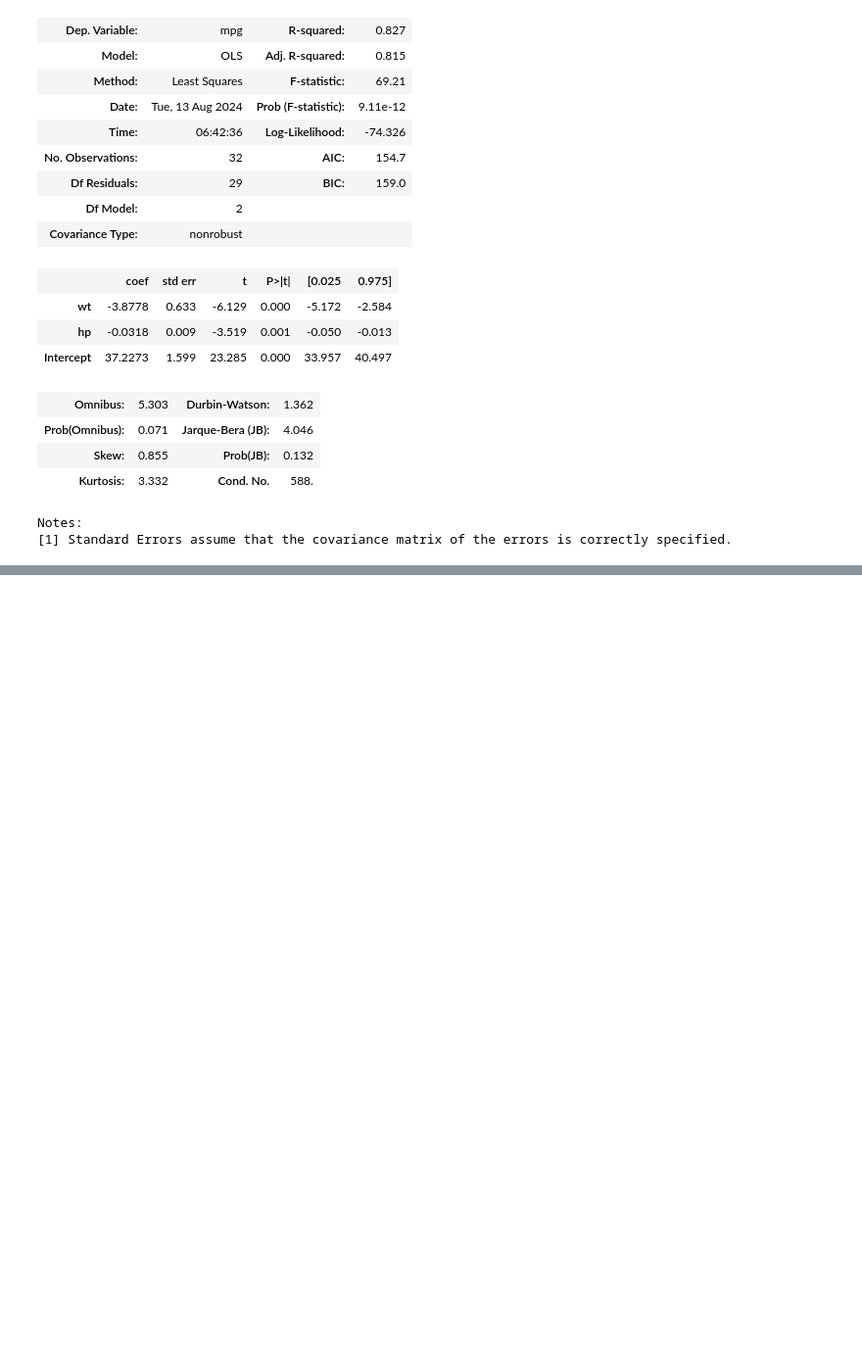
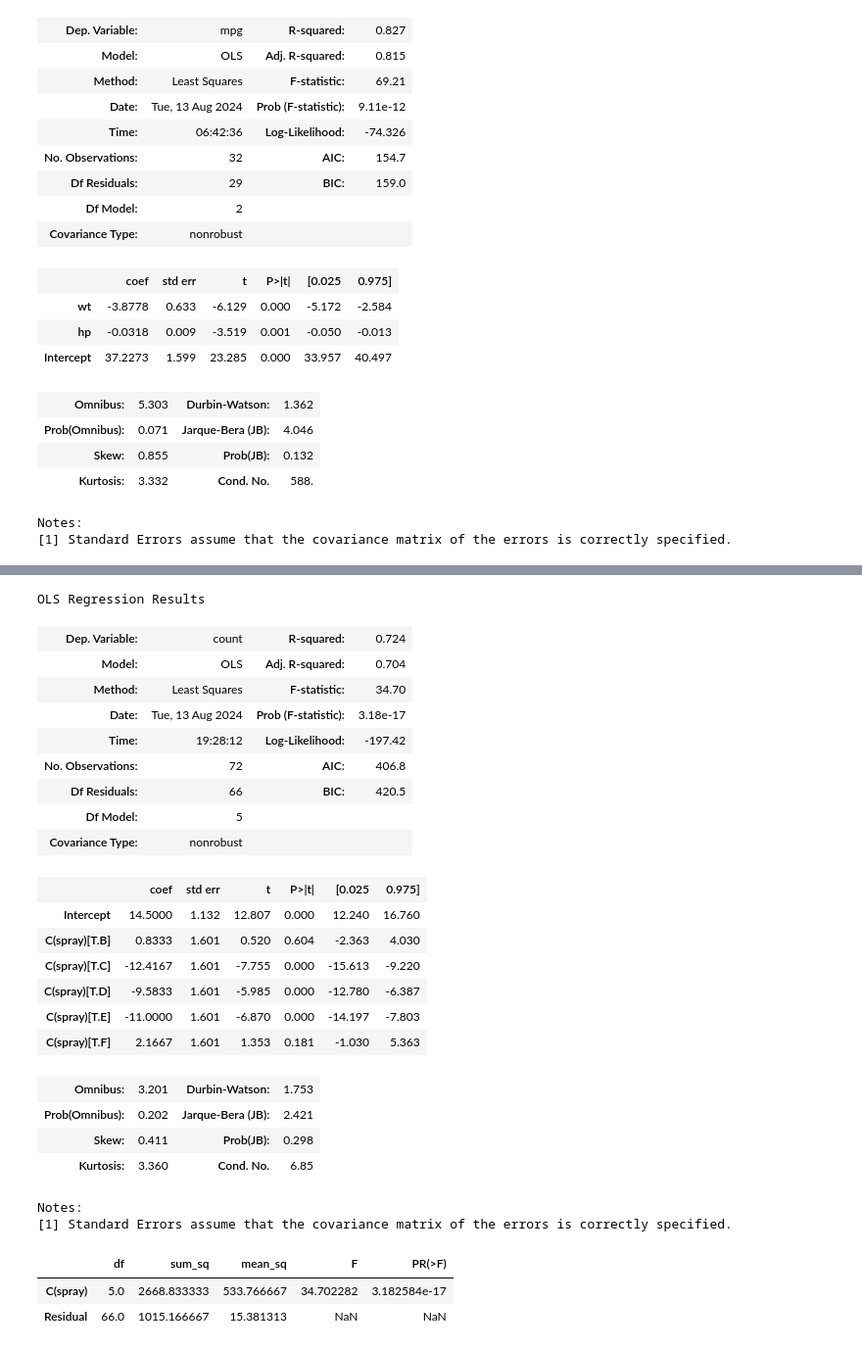
Before and after one commit to klee30810/ADP-study, a Jupyter notebook: stats/kwak/Chap 07. 회귀분석.ipynb, the cells around one changed output, grey strips where cells are left out. Shown: that part at 98% size. Drawn from its saved outputs; the diff is of its cells as text; code cells hidden in the pictures; blank space fills up the shorter version.

```diff
--- a/stats/kwak/Chap 07. 회귀분석.ipynb
+++ b/stats/kwak/Chap 07. 회귀분석.ipynb
@@ -542,0 +519,37 @@ insect.groupby('spray').mean()
+# %%
+insect = pd.read_csv("../data/kwak/InsectSprays.csv", index_col='rownames')
+
+model = smf.ols(data=insect, formula = 'count ~ C(spray)').fit()
+model.summary()
+# %% [output]
+OLS Regression Results
+| Dep. Variable: | count | R-squared: | 0.724 |
+| Model: | OLS | Adj. R-squared: | 0.704 |
+| Method: | Least Squares | F-statistic: | 34.70 |
+| Date: | Tue, 13 Aug 2024 | Prob (F-statistic): | 3.18e-17 |
+| Time: | 19:28:12 | Log-Likelihood: | -197.42 |
+| No. Observations: | 72 | AIC: | 406.8 |
+| Df Residuals: | 66 | BIC: | 420.5 |
+| Df Model: | 5 |  |  |
+| Covariance Type: | nonrobust |  |  |
+|  | coef | std err | t | P>|t| | [0.025 | 0.975] |
+| Intercept | 14.5000 | 1.132 | 12.807 | 0.000 | 12.240 | 16.760 |
+| C(spray)[T.B] | 0.8333 | 1.601 | 0.520 | 0.604 | -2.363 | 4.030 |
+| C(spray)[T.C] | -12.4167 | 1.601 | -7.755 | 0.000 | -15.613 | -9.220 |
+| C(spray)[T.D] | -9.5833 | 1.601 | -5.985 | 0.000 | -12.780 | -6.387 |
+| C(spray)[T.E] | -11.0000 | 1.601 | -6.870 | 0.000 | -14.197 | -7.803 |
+| C(spray)[T.F] | 2.1667 | 1.601 | 1.353 | 0.181 | -1.030 | 5.363 |
+| Omnibus: | 3.201 | Durbin-Watson: | 1.753 |
+| Prob(Omnibus): | 0.202 | Jarque-Bera (JB): | 2.421 |
+| Skew: | 0.411 | Prob(JB): | 0.298 |
+| Kurtosis: | 3.360 | Cond. No. | 6.85 |
+Notes:
+[1] Standard Errors assume that the covariance matrix of the errors is correctly specified.
+# %%
+from statsmodels.stats.anova import anova_lm
+
+anova_lm(model)
+# %% [output]
+|  | df | sum_sq | mean_sq | F | PR(>F) |
+| C(spray) | 5.0 | 2668.833333 | 533.766667 | 34.702282 | 3.182584e-17 |
+| Residual | 66.0 | 1015.166667 | 15.381313 | NaN | NaN |
```
Also changed, not shown: parts of 15 cells of this notebook.
